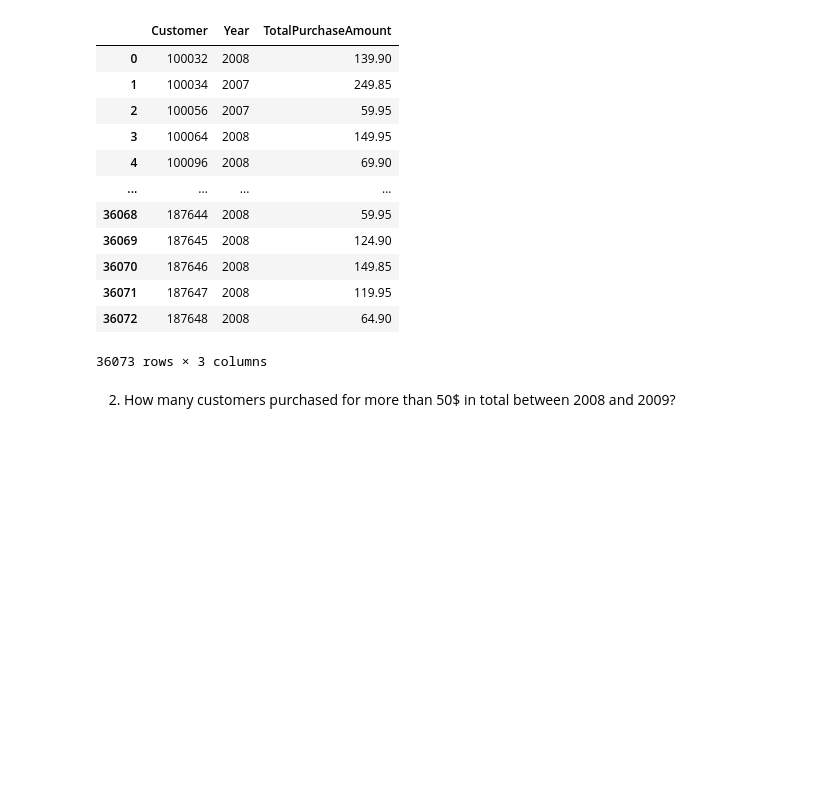
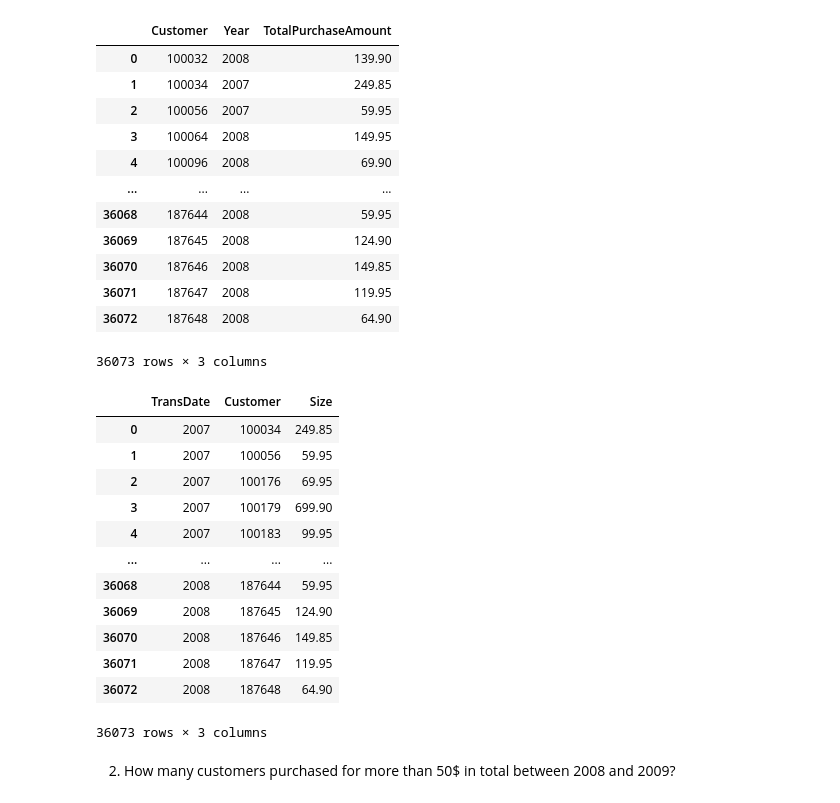
Before and after one commit to HuberNicolas/python-marketing-scale-real-data, a Jupyter notebook: day-2/Python_Day_2_Session_3.ipynb, the cells around one changed output. Cells and saved outputs as stored; diff of their text form; code cells hidden in the pictures; blank space fills up the shorter version.

```diff
--- a/day-2/Python_Day_2_Session_3.ipynb
+++ b/day-2/Python_Day_2_Session_3.ipynb
@@ -103,6 +103,24 @@ result
 | 36071 | 187647 | 2008 | 119.95 |
 | 36072 | 187648 | 2008 | 64.90 |
 36073 rows × 3 columns
+# %%
+subset_2007_2008 = myData[myData["TransDate"].dt.year.isin([2007, 2008])]
+# %%
+subset_2007_2008.groupby([myData["TransDate"].dt.year, "Customer"]).agg(Size=("PurchAmount", "sum")).reset_index()
+# %% [output]
+|  | TransDate | Customer | Size |
+| 0 | 2007 | 100034 | 249.85 |
+| 1 | 2007 | 100056 | 59.95 |
+| 2 | 2007 | 100176 | 69.95 |
+| 3 | 2007 | 100179 | 699.90 |
+| 4 | 2007 | 100183 | 99.95 |
+| ... | ... | ... | ... |
+| 36068 | 2008 | 187644 | 59.95 |
+| 36069 | 2008 | 187645 | 124.90 |
+| 36070 | 2008 | 187646 | 149.85 |
+| 36071 | 2008 | 187647 | 119.95 |
+| 36072 | 2008 | 187648 | 64.90 |
+36073 rows × 3 columns
 # %% [markdown]
 2. How many customers purchased for more than 50$ in total between 2008 and 2009?
 # %%
```
Also changed, not shown: parts of 4 cells of this notebook.
